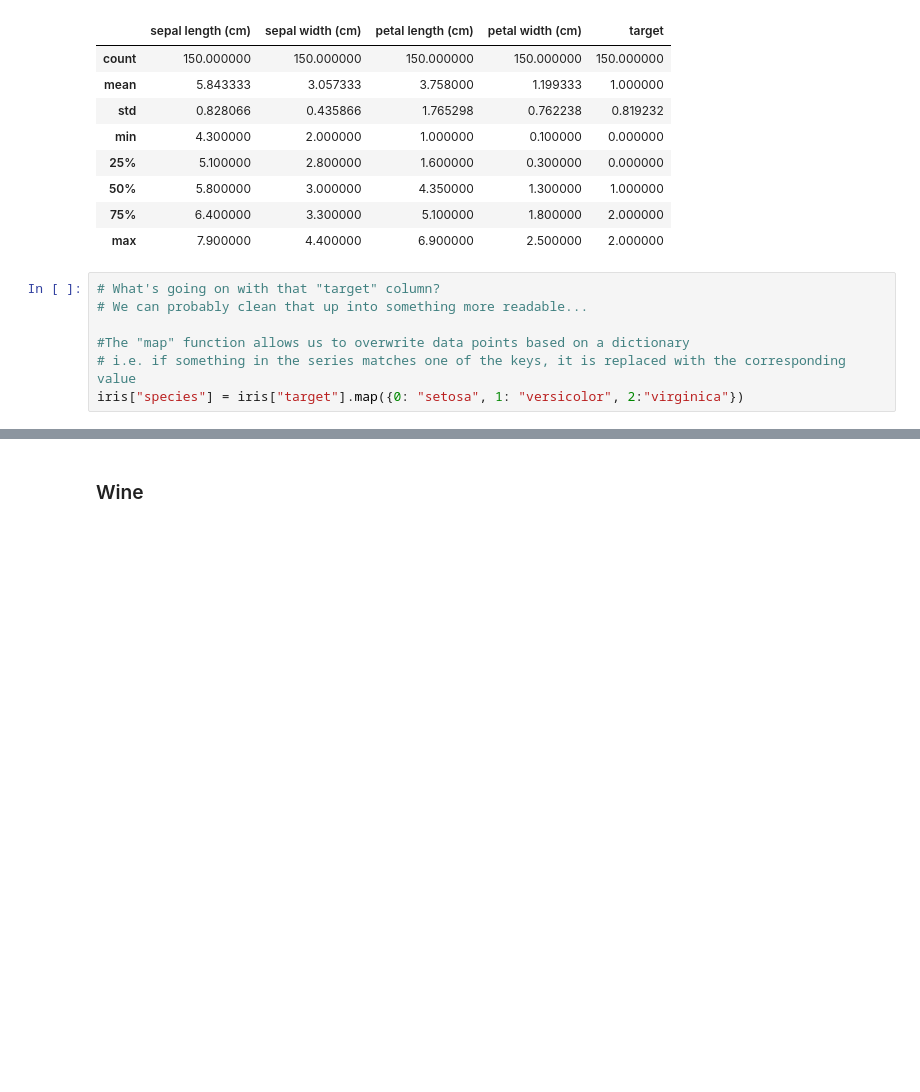
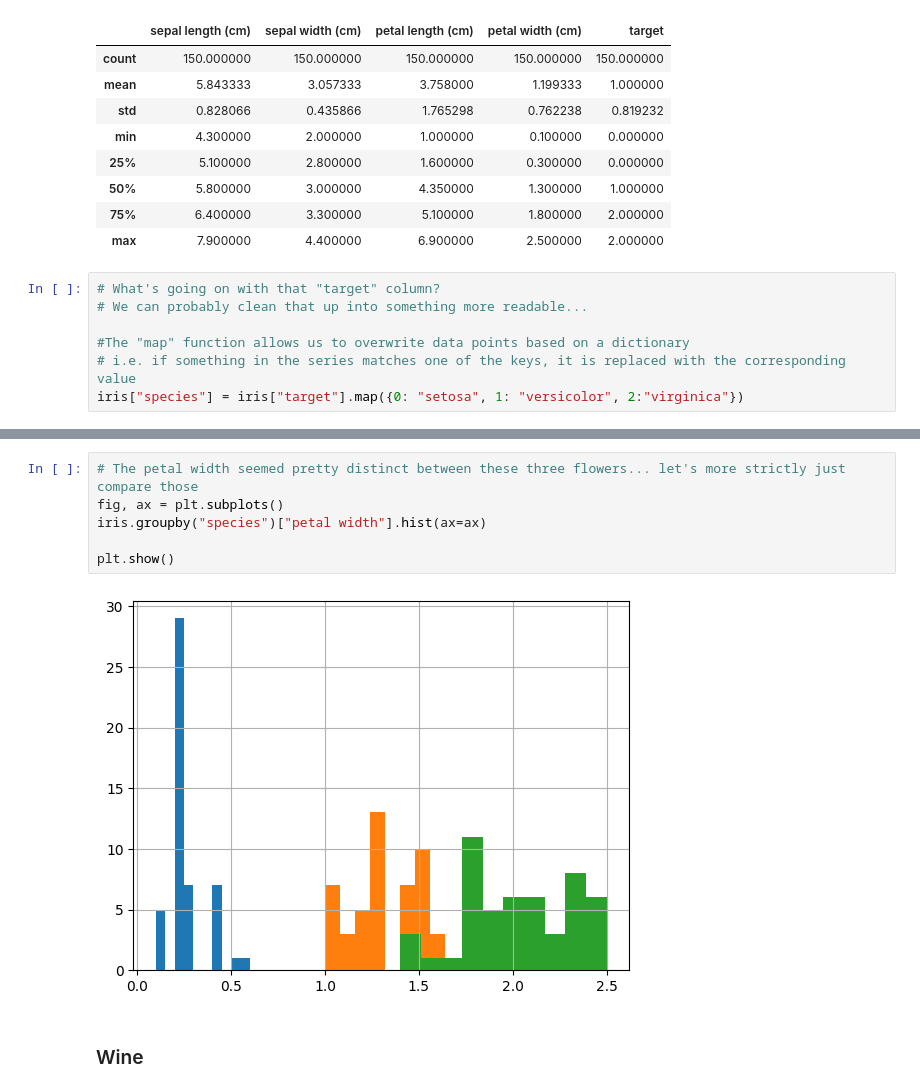
Before and after one commit to HealyStudents/DNID, a Jupyter notebook: Unit_01/Exploring_Toy_Datasets.ipynb, the cells around one changed output, grey strips where cells are left out. Drawn from its saved outputs; the diff is of its cells as text; blank space fills up the shorter version.

```diff
--- a/Unit_01/Exploring_Toy_Datasets.ipynb
+++ b/Unit_01/Exploring_Toy_Datasets.ipynb
@@ -57,3 +108,11 @@ plt.show()
+# %%
+# The petal width seemed pretty distinct between these three flowers... let's more strictly just compare those
+fig, ax = plt.subplots()
+iris.groupby("species")["petal width"].hist(ax=ax)
+
+plt.show()
+# %% [output]
+[figure, added]
 # %% [markdown]
 ### Wine
 # %%
```
Also changed, not shown: parts of 8 cells of this notebook.
